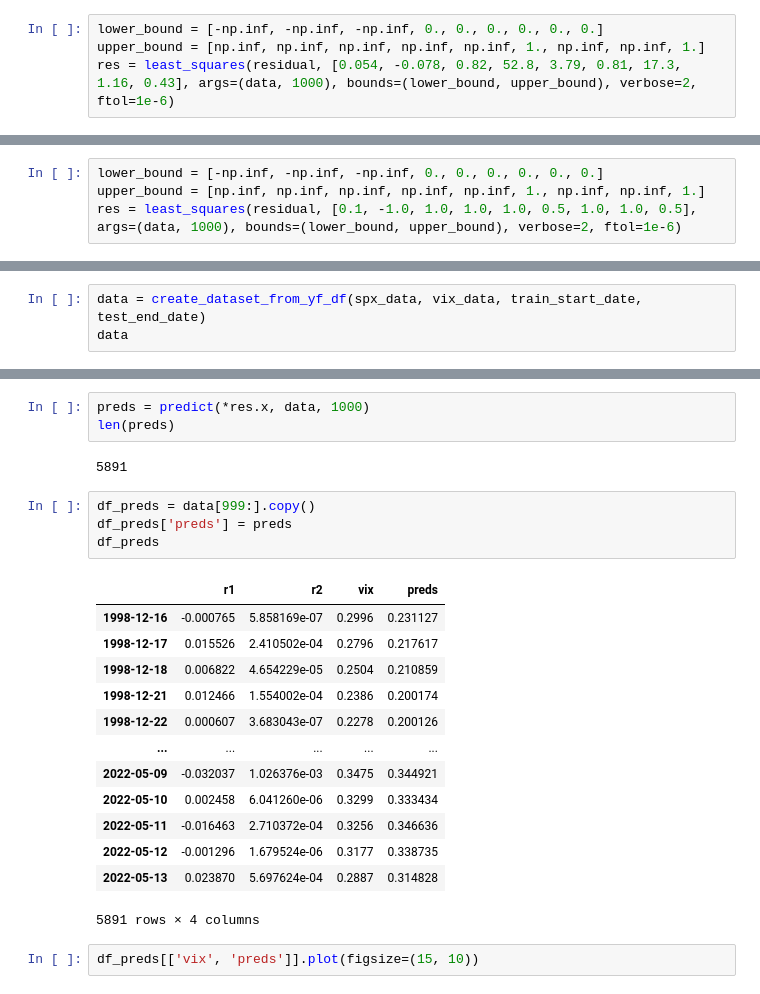
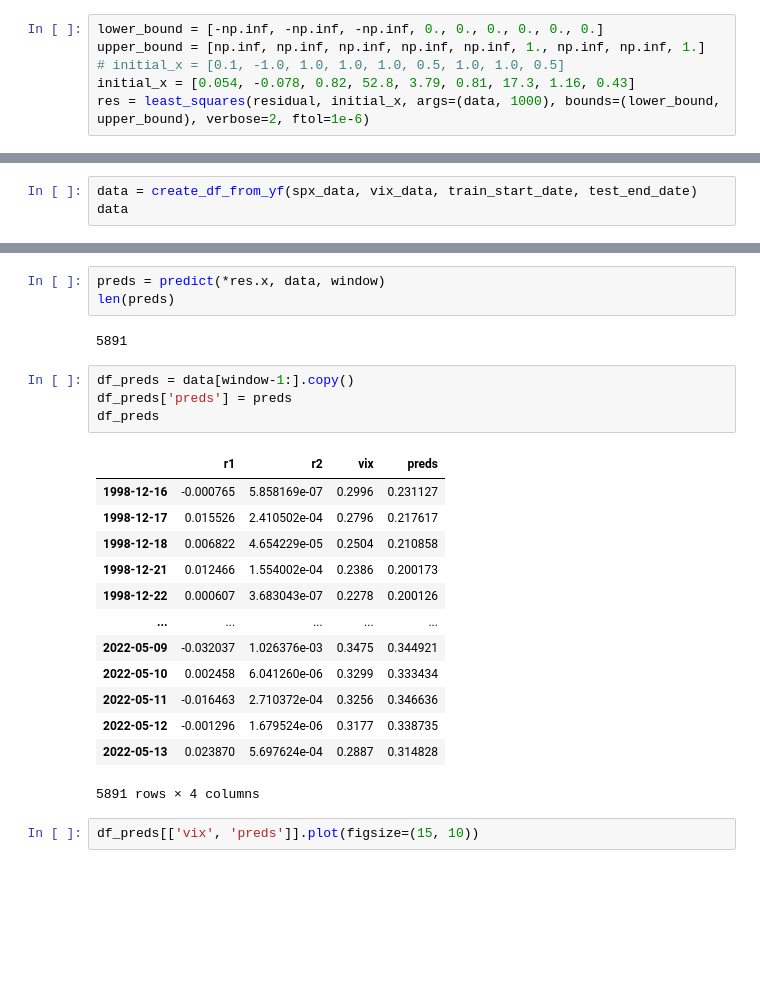
Before and after one commit to luchungi/VolatilityIsMostlyPathDependent, a Jupyter notebook: PDV_Model_v2.ipynb, the cells around one changed output, grey strips where cells are left out. Cells and saved outputs as stored; diff of their text form; blank space fills up the shorter version.

Commit message:
Define window, remove data function from model py

```diff
--- a/PDV_Model_v2.ipynb
+++ b/PDV_Model_v2.ipynb
@@ -81,7 +105,9 @@ data
 # %%
 lower_bound = [-np.inf, -np.inf, -np.inf, 0., 0., 0., 0., 0., 0.]
 upper_bound = [np.inf, np.inf, np.inf, np.inf, np.inf, 1., np.inf, np.inf, 1.]
-res = least_squares(residual, [0.054, -0.078, 0.82, 52.8, 3.79, 0.81, 17.3, 1.16, 0.43], args=(data, 1000), bounds=(lower_bound, upper_bound), verbose=2, ftol=1e-6)
+# initial_x = [0.1, -1.0, 1.0, 1.0, 1.0, 0.5, 1.0, 1.0, 0.5]
+initial_x = [0.054, -0.078, 0.82, 52.8, 3.79, 0.81, 17.3, 1.16, 0.43]
+res = least_squares(residual, initial_x, args=(data, 1000), bounds=(lower_bound, upper_bound), verbose=2, ftol=1e-6)
 # %% [output]
    Iteration     Total nfev        Cost      Cost reduction    Step norm     Optimality
        0              1         1.4223e+00                                    3.12e+01
@@ -103,7 +129,3 @@ res.x
 array([ 4.72705518e-02, -3.96356341e-02,  8.88380315e-01,  6.89070582e+01,
         1.63197117e+01,  8.18621290e-01,  1.43688352e+01,  1.64608029e+00,
         3.85947382e-01])
-# %%
-lower_bound = [-np.inf, -np.inf, -np.inf, 0., 0., 0., 0., 0., 0.]
-upper_bound = [np.inf, np.inf, np.inf, np.inf, np.inf, 1., np.inf, np.inf, 1.]
-res = least_squares(residual, [0.1, -1.0, 1.0, 1.0, 1.0, 0.5, 1.0, 1.0, 0.5], args=(data, 1000), bounds=(lower_bound, upper_bound), verbose=2, ftol=1e-6)
@@ -145,7 +139,7 @@ np.mean(residuals), np.min(residuals), np.max(residuals), np.mean(np.abs(residua
 # %% [markdown]
 # Predicting out of sample
 # %%
-data = create_dataset_from_yf_df(spx_data, vix_data, train_start_date, test_end_date)
+data = create_df_from_yf(spx_data, vix_data, train_start_date, test_end_date)
 data
 # %% [output]
 |  | r1 | r2 | vix |
@@ -162,20 +156,20 @@ data
 | 2022-05-13 | 0.023870 | 5.697624e-04 | 0.2887 |
 6890 rows × 3 columns
 # %%
-preds = predict(*res.x, data, 1000)
+preds = predict(*res.x, data, window)
 len(preds)
 # %% [output]
 5891
 # %%
-df_preds = data[999:].copy()
+df_preds = data[window-1:].copy()
 df_preds['preds'] = preds
 df_preds
 # %% [output]
 |  | r1 | r2 | vix | preds |
 | 1998-12-16 | -0.000765 | 5.858169e-07 | 0.2996 | 0.231127 |
 | 1998-12-17 | 0.015526 | 2.410502e-04 | 0.2796 | 0.217617 |
-| 1998-12-18 | 0.006822 | 4.654229e-05 | 0.2504 | 0.210859 |
-| 1998-12-21 | 0.012466 | 1.554002e-04 | 0.2386 | 0.200174 |
+| 1998-12-18 | 0.006822 | 4.654229e-05 | 0.2504 | 0.210858 |
+| 1998-12-21 | 0.012466 | 1.554002e-04 | 0.2386 | 0.200173 |
 | 1998-12-22 | 0.000607 | 3.683043e-07 | 0.2278 | 0.200126 |
 | ... | ... | ... | ... | ... |
 | 2022-05-09 | -0.032037 | 1.026376e-03 | 0.3475 | 0.344921 |
```
Also changed, not shown: parts of 15 cells of this notebook, 2 other files.
